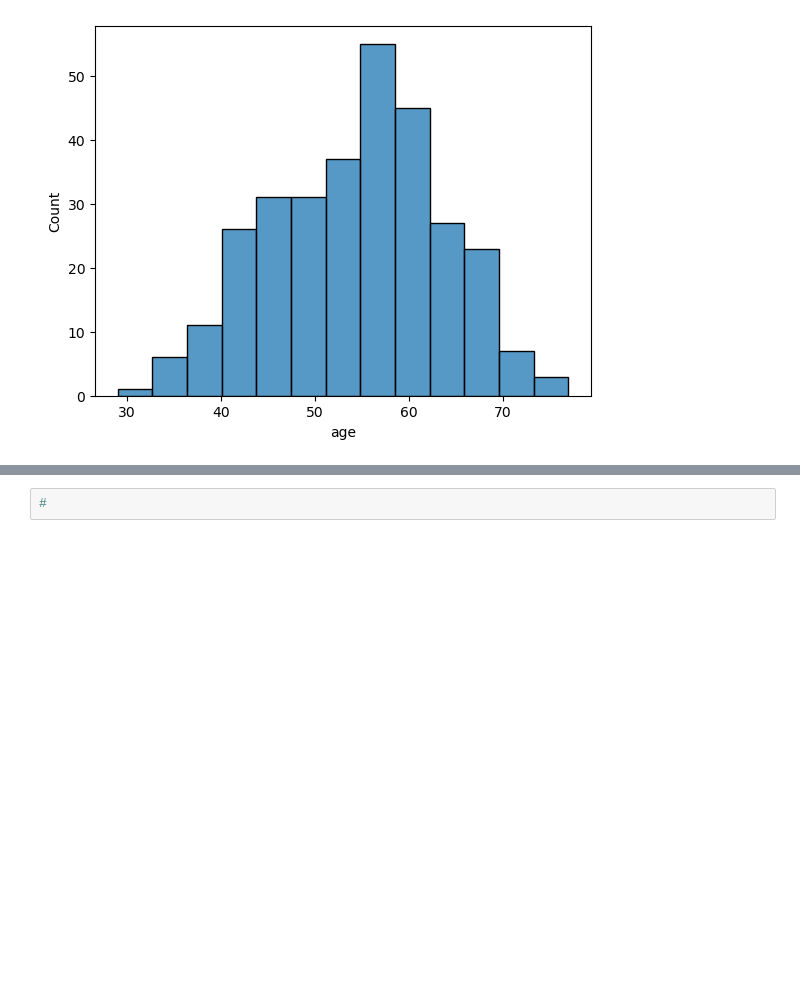
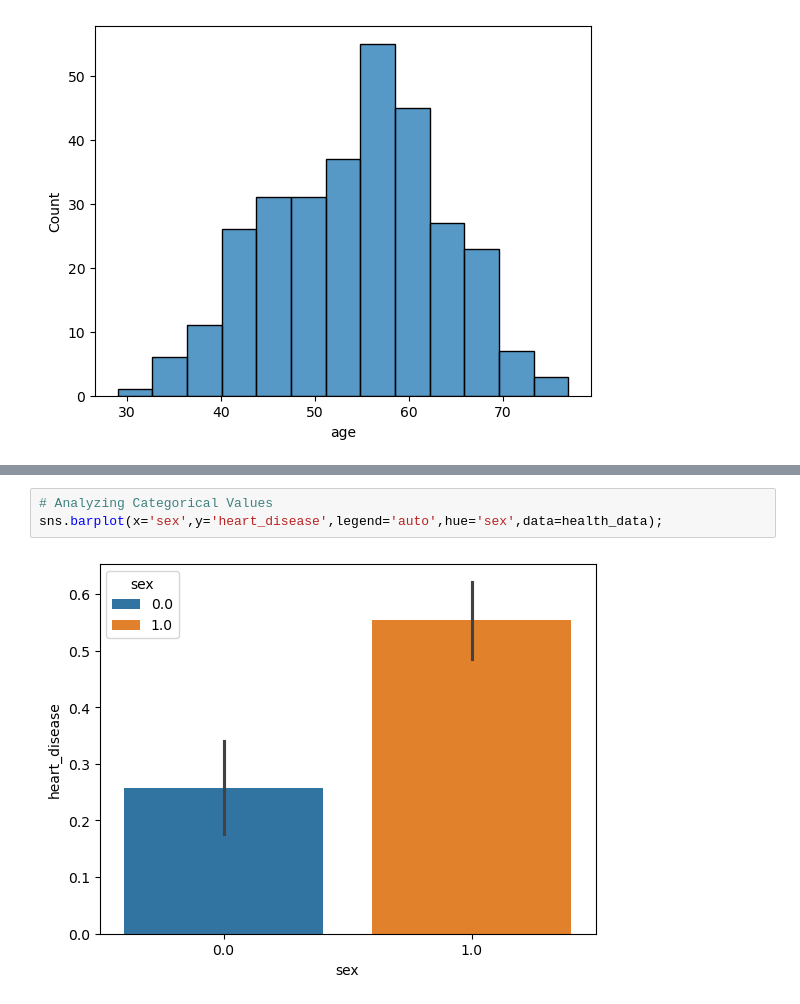
Before and after one commit to Amoako419/Heart_EDA, a Jupyter notebook: eda.ipynb, the cells around one changed output, grey strips where cells are left out. Saved outputs shown, nothing was run; the diff lists cells and outputs as text; blank space fills up the shorter version.

```diff
--- a/eda.ipynb
+++ b/eda.ipynb
@@ -217,2 +259,5 @@ plt.show()
-# %%
-#
+# %%
+# Analyzing Categorical Values
+sns.barplot(x='sex',y='heart_disease',legend='auto',hue='sex',data=health_data);
+# %% [output]
+[figure, added]
```
Also changed, not shown: parts of 11 cells of this notebook, 1 other file.
